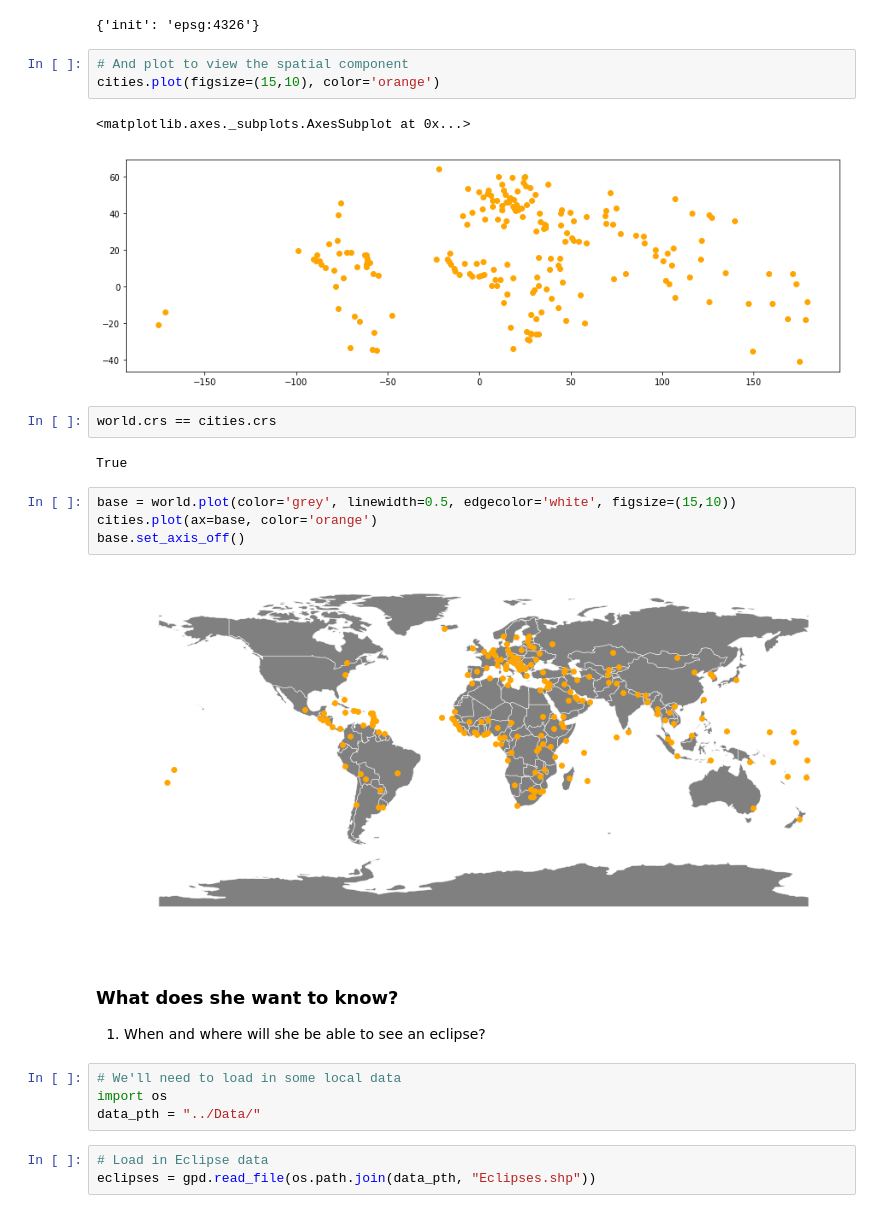
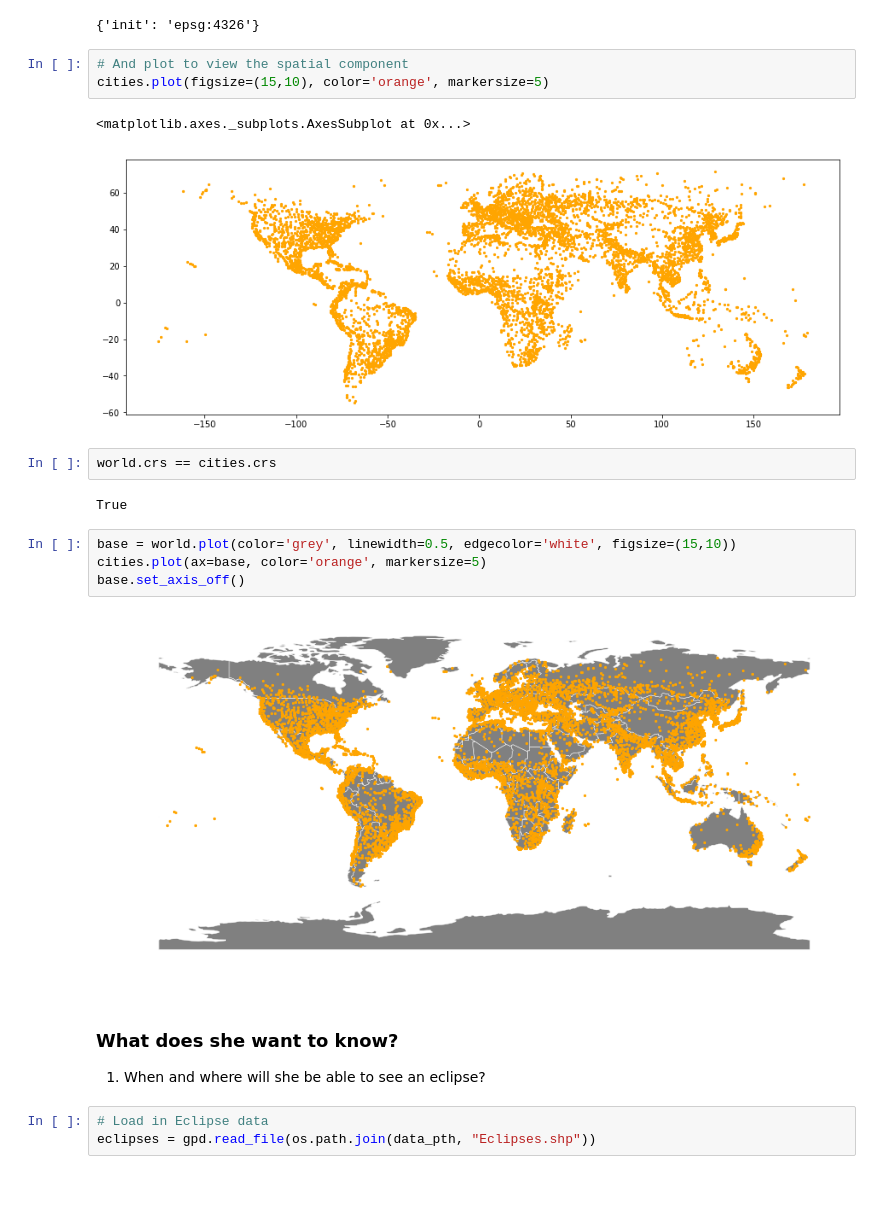
Before and after one commit to christyheaton/mapitwithpython, a Jupyter notebook: Notebook/Presentation.ipynb, the cells around one changed output. Drawn from its saved outputs; the diff is of its cells as text; blank space fills up the shorter version.

```diff
--- a/Notebook/Presentation.ipynb
+++ b/Notebook/Presentation.ipynb
@@ -210,28 +214,24 @@ cities.crs
 {'init': 'epsg:4326'}
 # %%
 # And plot to view the spatial component
-cities.plot(figsize=(15,10), color='orange')
+cities.plot(figsize=(15,10), color='orange', markersize=5)
 # %% [output]
 <matplotlib.axes._subplots.AxesSubplot at 0x...>
-[figure, old version]
+[figure, new version]
 # %%
 world.crs == cities.crs
 # %% [output]
 True
 # %%
 base = world.plot(color='grey', linewidth=0.5, edgecolor='white', figsize=(15,10))
-cities.plot(ax=base, color='orange')
+cities.plot(ax=base, color='orange', markersize=5)
 base.set_axis_off()
 # %% [output]
-[figure, old version]
+[figure, new version]
 # %% [markdown]
 ### What does she want to know?
 
 1.  When and where will she be able to see an eclipse?
-# %%
-# We'll need to load in some local data
-import os
-data_pth = "../Data/"
 # %%
 # Load in Eclipse data
 eclipses = gpd.read_file(os.path.join(data_pth, "Eclipses.shp"))
```
Also changed, not shown: parts of 11 cells of this notebook.
